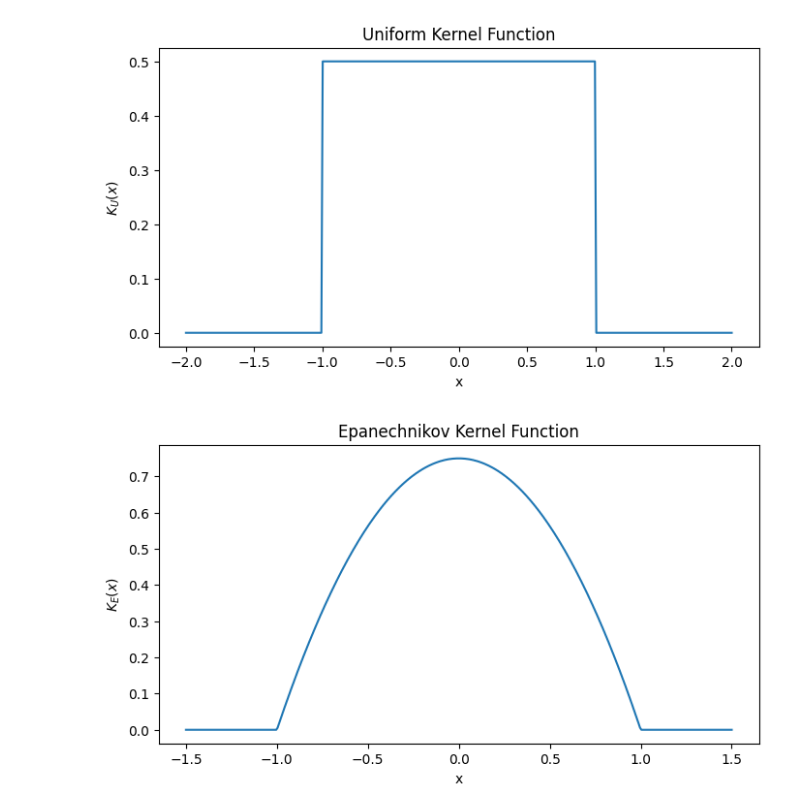
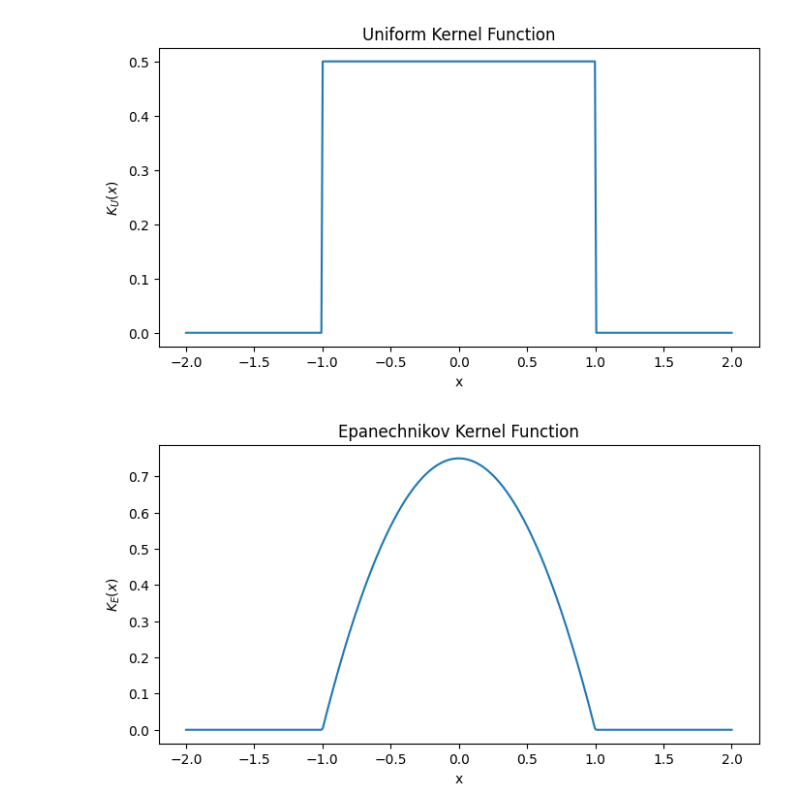
Before and after one commit to abalone88/nonparam-stats-proj, a Jupyter notebook: code/chp2-nonparam-density/univariate-kernels.ipynb, the cells around one changed output. Saved outputs shown, nothing was run; the diff lists cells and outputs as text; code cells hidden in the pictures.

```diff
--- a/code/chp2-nonparam-density/univariate-kernels.ipynb
+++ b/code/chp2-nonparam-density/univariate-kernels.ipynb
@@ -70,22 +68,20 @@ plt.show()
 # %%
 # Epanechnikov kernel function
 def epanechnikov_kernel(x):
     return np.where(np.abs(x) <= 1, 0.75 * (1 - x**2), 0)
 
-x = np.linspace(-1.5, 1.5, 400)
-
-# Apply the Epanechnikov kernel function to these values
+x = np.linspace(-2, 2, 400)
 kernel_values = epanechnikov_kernel(x)
 
 # Plotting
 plt.figure(figsize=(8, 4))
 plt.plot(x, kernel_values, label='Epanechnikov Kernel')
 plt.xlabel("x")
 plt.ylabel("$K_E(x)$")
 plt.title('Epanechnikov Kernel Function')
 #plt.legend()
 
 plt.savefig(os.path.join(plots_folder, 'univariate_epanechnikov_kernel.png'))
 plt.show()
 # %% [output]
-[figure, old version]
+[figure, new version]
```
Also changed, not shown: parts of 7 cells of this notebook.
